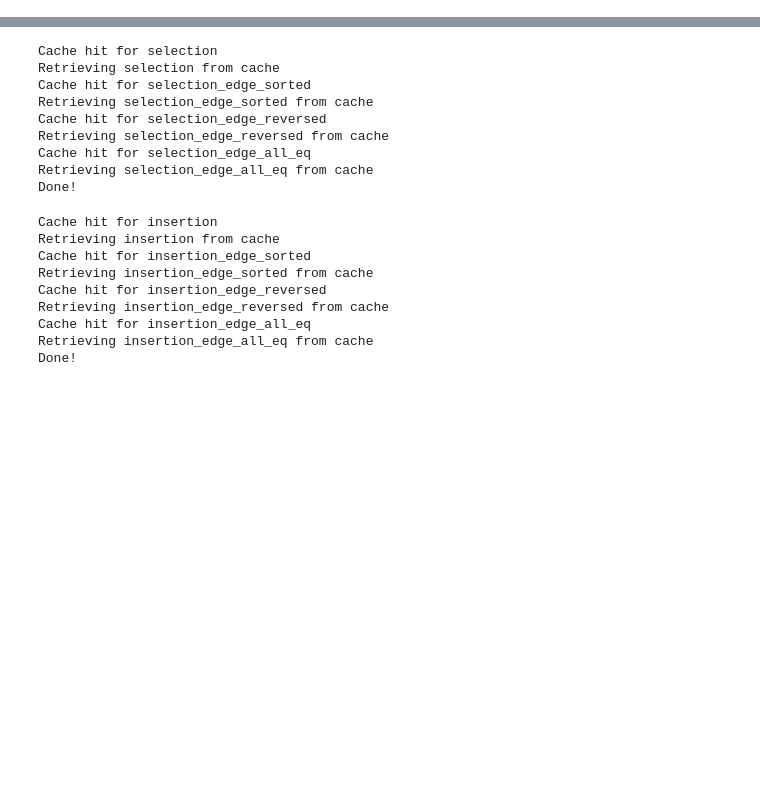
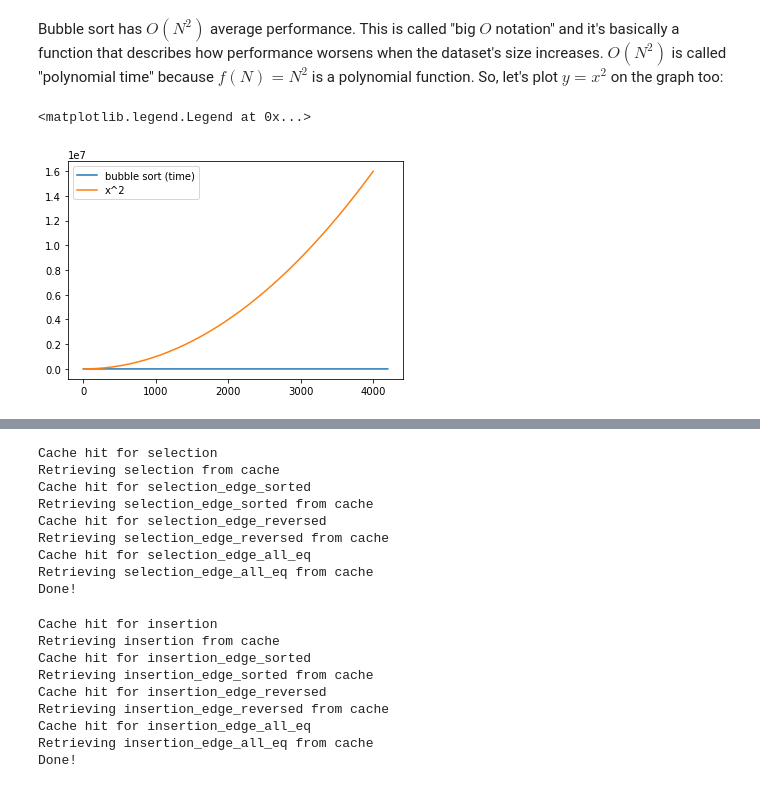
Before and after one commit to penguinencounter/sorting-algorithms, a Jupyter notebook: Notebook.ipynb, the cells around one changed output, grey strips where cells are left out. Cells and saved outputs as stored; diff of their text form; code cells hidden in the pictures; blank space fills up the shorter version.

```diff
--- a/Notebook.ipynb
+++ b/Notebook.ipynb
@@ -12,11 +27,12 @@ REPS = 16
 # %%
+# Provides dataset sizes.
 def size_provider():
     yield 0  # required for benchmark to determine total size of datasets
     i = 1
     while 1:
         yield round(i)
         i *= 4/3
-        if i > 10000:
+        if i > 5000:
             break
 # %%
 datasets = general.generate_testing_data(list(size_provider()), REPS, SEED, quiet=2)
@@ -75,0 +129,5 @@ def bubble(a: list):
+# %%
+def graph_eq(func, x_range, ax, label='Function'):
+    x = np.array(x_range)
+    y = func(x)
+    ax.plot(x, y, label=label)
@@ -89,0 +163,11 @@ Done!
+# %% [markdown]
+Bubble sort has $O(N^2)$ average performance. This is called "big $O$ notation" and it's basically a function that describes how performance
+worsens when the dataset's size increases. $O(N^2)$ is called "polynomial time" because $f(N)=N^2$ is a polynomial function. So, let's plot $y=x^2$ on the graph too:
+# %%
+fig, ax = plt.subplots()
+ax.plot(result.keys(), result.values(), label="bubble sort (time)")
+graph_eq(lambda x: x**2, range(0, 4000), ax, label="x^2")
+ax.legend()
+# %% [output]
+<matplotlib.legend.Legend at 0x...>
+[figure, added]
```
Also changed, not shown: parts of 24 cells of this notebook, 25 other files.
